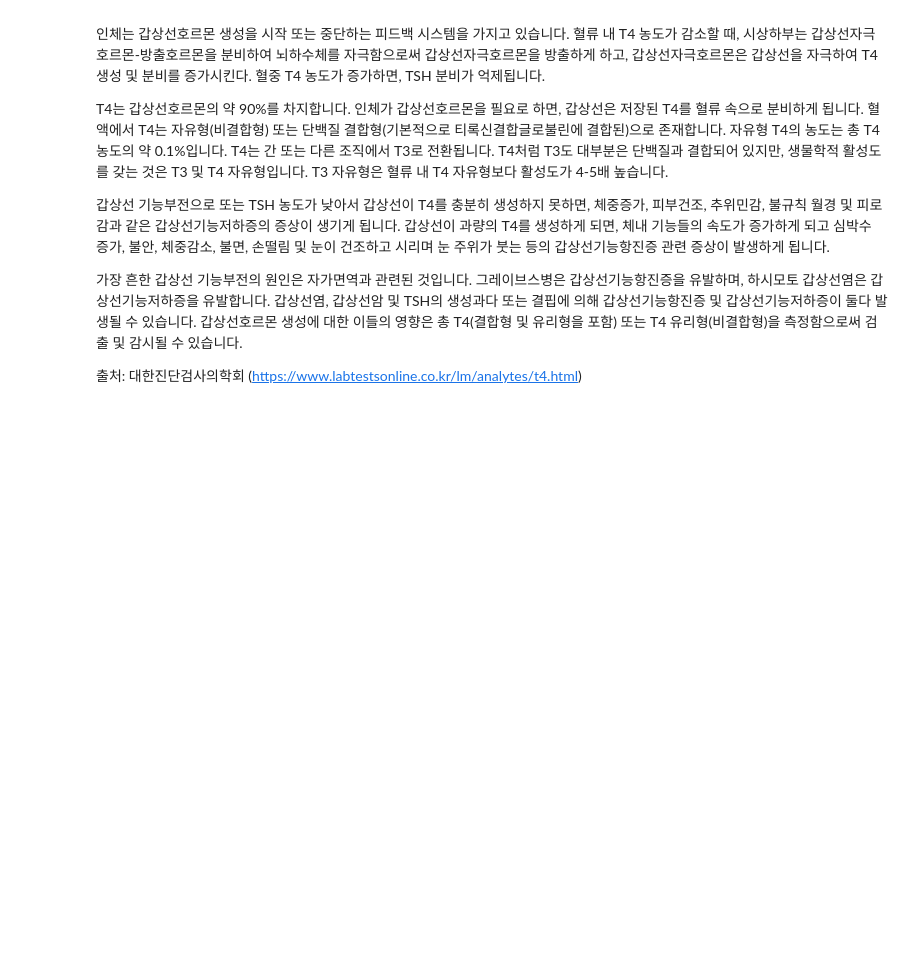
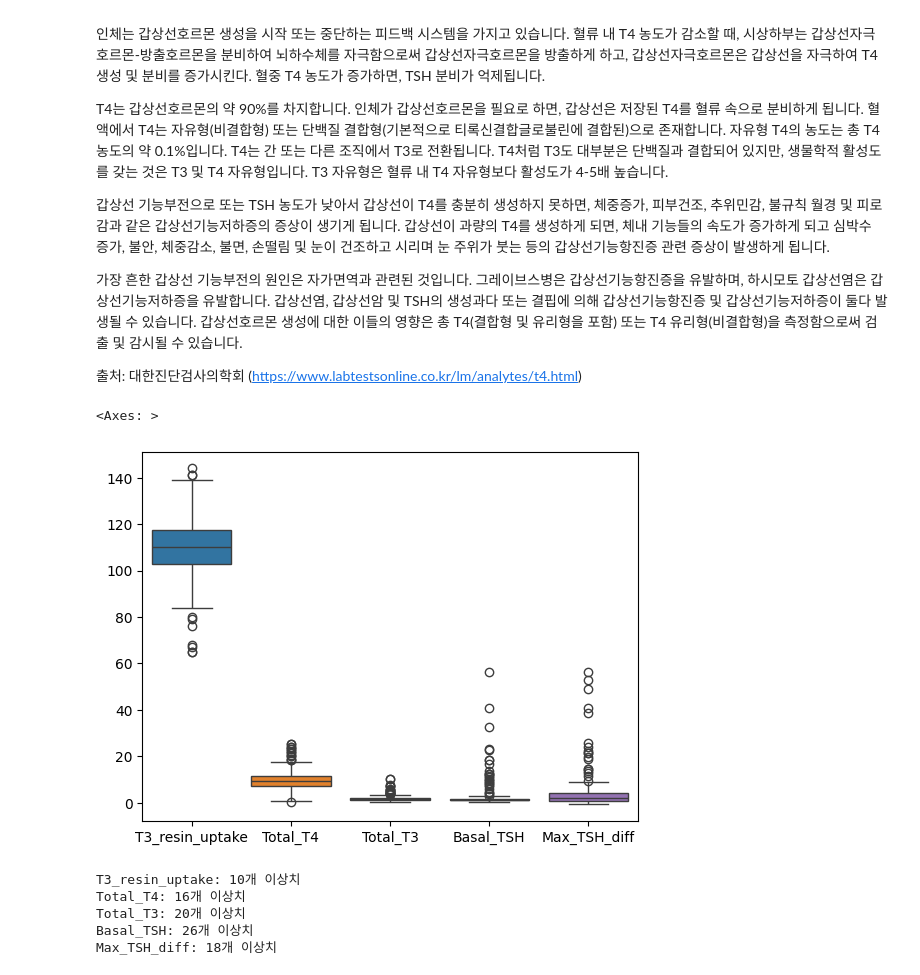
Before and after one commit to aqua1107/thyroid-project, a Jupyter notebook: Notebook/갑상선 데이터 분석.ipynb, the cells around one changed output. Saved outputs shown, nothing was run; the diff lists cells and outputs as text; code cells hidden in the pictures; blank space fills up the shorter version.

```diff
--- a/Notebook/갑상선 데이터 분석.ipynb
+++ b/Notebook/갑상선 데이터 분석.ipynb
@@ -289,3 +291,23 @@ T4는 갑상선호르몬의 약 90%를 차지합니다. 인체가 갑상선호
 가장 흔한 갑상선 기능부전의 원인은 자가면역과 관련된 것입니다. 그레이브스병은 갑상선기능항진증을 유발하며, 하시모토 갑상선염은 갑상선기능저하증을 유발합니다. 갑상선염, 갑상선암 및 TSH의 생성과다 또는 결핍에 의해 갑상선기능항진증 및 갑상선기능저하증이 둘다 발생될 수 있습니다. 갑상선호르몬 생성에 대한 이들의 영향은 총 T4(결합형 및 유리형을 포함) 또는 T4 유리형(비결합형)을 측정함으로써 검출 및 감시될 수 있습니다.
 
 출처: 대한진단검사의학회 (https://www.labtestsonline.co.kr/lm/analytes/t4.html)
+# %%
+sns.boxplot(X)
+# %% [output]
+<Axes: >
+[figure, added]
+# %%
+# 각 컬럼별 아웃라이어 확인
+for col in X.columns:
+    Q1 = X[col].quantile(0.25)
+    Q3 = X[col].quantile(0.75)
+    IQR = Q3 - Q1    # 벅스플롯의 이상치 탐지를 위한 IQR 기준
+
+    outliers = X[(X[col] < Q1 - 1.5*IQR) | (X[col] > Q3 + 1.5*IQR)] # 이상치를 각 열마다 셈
+    print(f"{col}: {len(outliers)}개 이상치")  # 이상치 갯수 출력
+# %% [output]
+T3_resin_uptake: 10개 이상치
+Total_T4: 16개 이상치
+Total_T3: 20개 이상치
+Basal_TSH: 26개 이상치
+Max_TSH_diff: 18개 이상치
```
Also changed, not shown: parts of 6 cells of this notebook, 1 other file.
